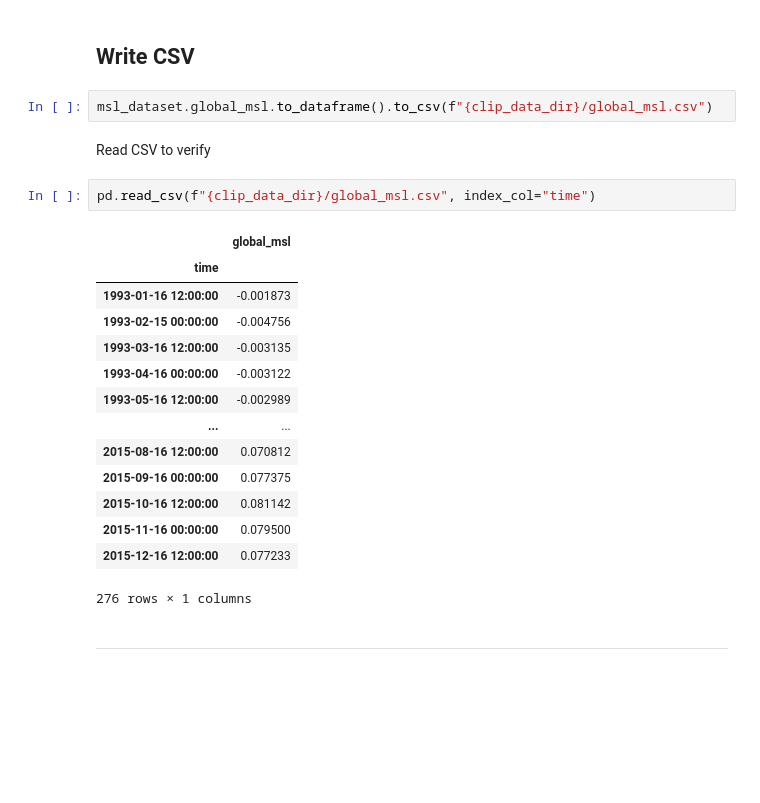
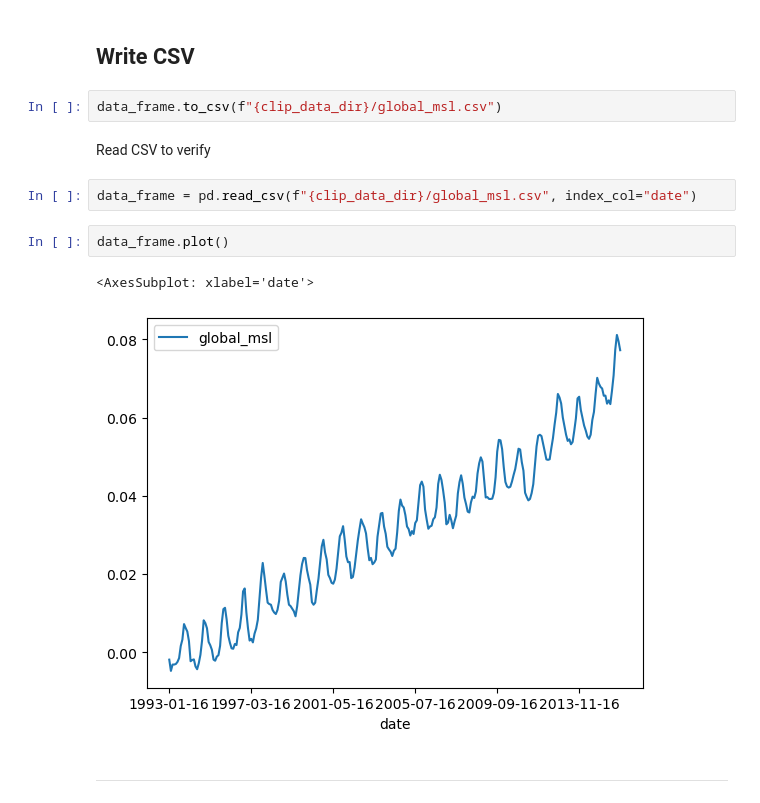
Before and after one commit to littlepictures/global_mean_sea_level, a Jupyter notebook: scripts/dataprep/extract-sea-level.ipynb, the cells around one changed output. Cells and saved outputs as stored; diff of their text form; blank space fills up the shorter version.

Commit message:
split time into date and time

```diff
--- a/scripts/dataprep/extract-sea-level.ipynb
+++ b/scripts/dataprep/extract-sea-level.ipynb
@@ -100,26 +121,16 @@ msl_dataset.global_msl.plot()
 # %% [markdown]
 ## Write CSV
 # %%
-msl_dataset.global_msl.to_dataframe().to_csv(f"{clip_data_dir}/global_msl.csv")
+data_frame.to_csv(f"{clip_data_dir}/global_msl.csv")
 # %% [markdown]
 Read CSV to verify
 # %%
-pd.read_csv(f"{clip_data_dir}/global_msl.csv", index_col="time")
+data_frame = pd.read_csv(f"{clip_data_dir}/global_msl.csv", index_col="date")
-# %% [output]
-|  | global_msl |
-| time |  |
-| 1993-01-16 12:00:00 | -0.001873 |
-| 1993-02-15 00:00:00 | -0.004756 |
-| 1993-03-16 12:00:00 | -0.003135 |
-| 1993-04-16 00:00:00 | -0.003122 |
-| 1993-05-16 12:00:00 | -0.002989 |
-| ... | ... |
-| 2015-08-16 12:00:00 | 0.070812 |
-| 2015-09-16 00:00:00 | 0.077375 |
-| 2015-10-16 12:00:00 | 0.081142 |
-| 2015-11-16 00:00:00 | 0.079500 |
-| 2015-12-16 12:00:00 | 0.077233 |
-276 rows × 1 columns
+# %%
+data_frame.plot()
+# %% [output]
+<AxesSubplot: xlabel='date'>
+[figure, added]
 # %% [markdown]
 ---
 # %% [markdown]
```
Also changed, not shown: parts of 1 cell of this notebook, 1 other file.
